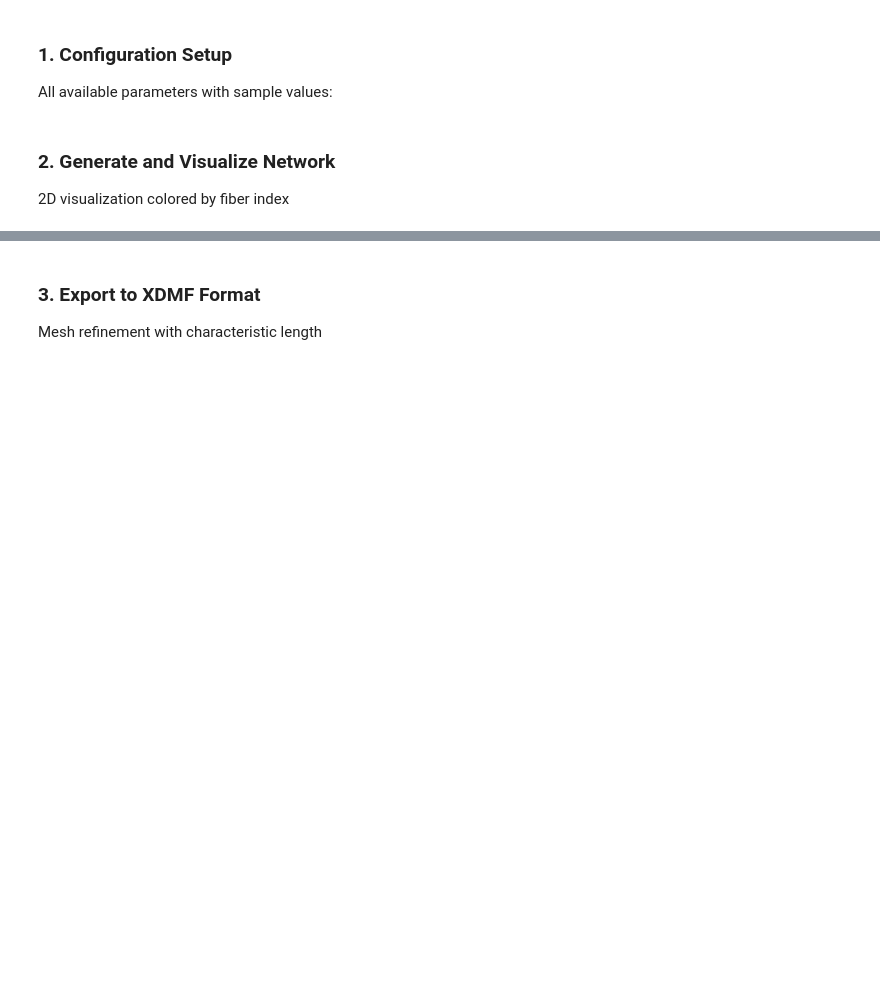
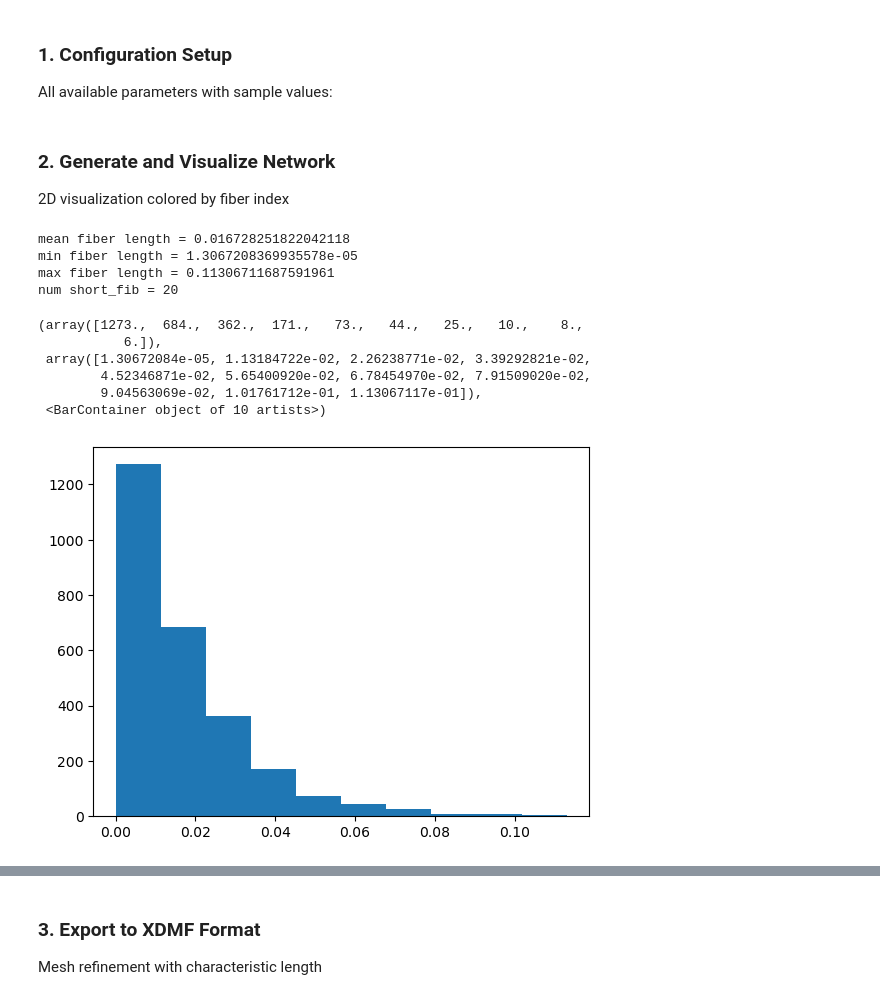
Before and after one commit to quan4444/fiber_network_active_contraction, a Jupyter notebook: tutorials/tutorials_meshing_fiber_network.ipynb, the cells around one changed output, grey strips where cells are left out. Cells and saved outputs as stored; diff of their text form; code cells hidden in the pictures; blank space fills up the shorter version.

```diff
--- a/tutorials/tutorials_meshing_fiber_network.ipynb
+++ b/tutorials/tutorials_meshing_fiber_network.ipynb
@@ -69,3 +69,68 @@ config = FiberNetworkParams(
 # %%
 # Generate the fiber network
 fiber_network = generate_fib_net_for_tissue(config)
+# %%
+def post_boundary(x,post_center,post_r,tol=1e-6):
+    return np.sqrt( (x[0]-post_center[0])**2 + (x[1]-post_center[1])**2 ) - post_r <= tol
+
+def post0_subdomain(x):
+    return post_boundary(x,post_center_0,post_radius)
+
+def post1_subdomain(x):
+    return post_boundary(x,post_center_1,post_radius)
+
+def post2_subdomain(x):
+    return post_boundary(x,post_center_2,post_radius)
+
+def post3_subdomain(x):
+    return post_boundary(x,post_center_3,post_radius)
+
+def on_posts(x):
+    return post0_subdomain(x) or post1_subdomain(x) or post2_subdomain(x) or post3_subdomain(x)
+
+posts_pos = np.array([[0.100917431,0.110091743],[0.899082569,0.110091743],
+                        [0.100917431,0.581039755],[0.899082569,0.577981651]])
+post_shift = np.array([[1,1],[-1,1],[1,-1],[-1,-1]]) * 0.05
+posts_pos+=post_shift
+post_center_2,post_center_3,post_center_1,post_center_0 = posts_pos
+post_radius = 0.1
+
+fib_len = []
+pts_on_posts = []
+short_fib = []
+for line in fiber_network.fibers:
+    p1x,p1y,p2x,p2y = line
+
+    pt1_on_post = on_posts([p1x,p1y])
+    pt2_on_post = on_posts([p2x,p2y])
+    if pt1_on_post and pt2_on_post:
+        pts_on_posts.append([p1x,p1y])
+        pts_on_posts.append([p2x,p2y])
+        continue
+
+    len_line = np.sqrt( (p1x-p2x)**2 + (p1y-p2y)**2 )
+    fib_len.append(len_line)
+    if len_line <= 1e-4:
+        short_fib.append(line)
+fib_len = np.array(fib_len)
+short_fib = np.array(short_fib)
+
+print(f'mean fiber length = {np.mean(fib_len)}')
+print(f'min fiber length = {np.amin(fib_len)}')
+print(f'max fiber length = {np.amax(fib_len)}')
+print(f'num short_fib = {short_fib.shape[0]}')
+# %% [output]
+mean fiber length = 0.016728251822042118
+min fiber length = 1.3067208369935578e-05
+max fiber length = 0.11306711687591961
+num short_fib = 20
+# %%
+plt.hist(fib_len)
+# %% [output]
+(array([1273.,  684.,  362.,  171.,   73.,   44.,   25.,   10.,    8.,
+           6.]),
+ array([1.30672084e-05, 1.13184722e-02, 2.26238771e-02, 3.39292821e-02,
+        4.52346871e-02, 5.65400920e-02, 6.78454970e-02, 7.91509020e-02,
+        9.04563069e-02, 1.01761712e-01, 1.13067117e-01]),
+ <BarContainer object of 10 artists>)
+[figure, added]
```
Also changed, not shown: parts of 4 cells of this notebook, 5 other files.
